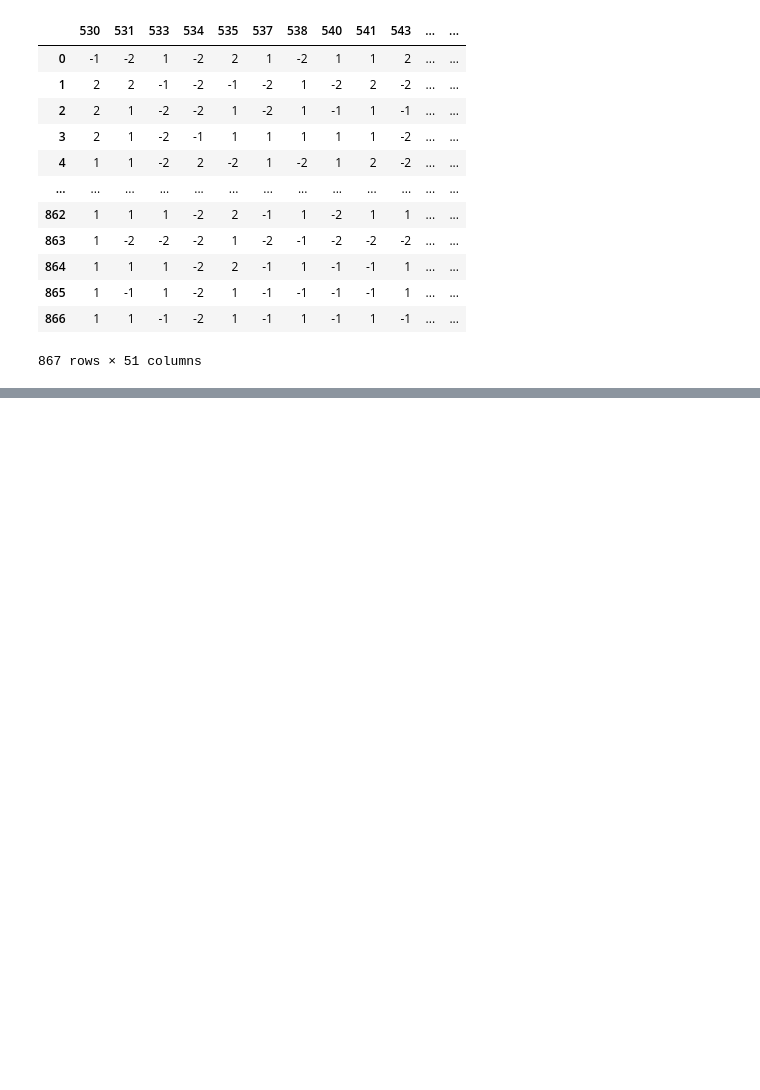
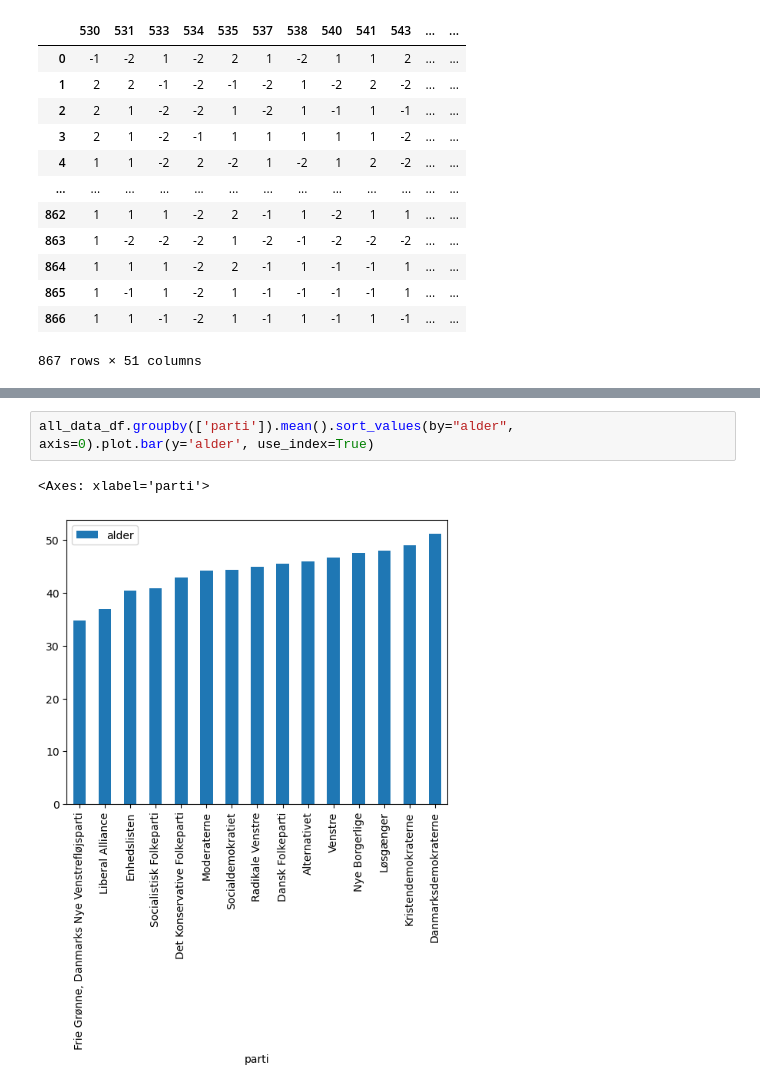
Before and after one commit to michaelbui99/mal-assignment-4, a Jupyter notebook: Assignment.ipynb, the cells around one changed output, grey strips where cells are left out. Drawn from its saved outputs; the diff is of its cells as text; blank space fills up the shorter version.

```diff
--- a/Assignment.ipynb
+++ b/Assignment.ipynb
@@ -452,0 +535,5 @@ X['530'].mean()
+# %%
+all_data_df.groupby(['parti']).mean().sort_values(by="alder", axis=0).plot.bar(y='alder', use_index=True)
+# %% [output]
+<Axes: xlabel='parti'>
+[figure, added]
```
Also changed, not shown: parts of 14 cells of this notebook.
